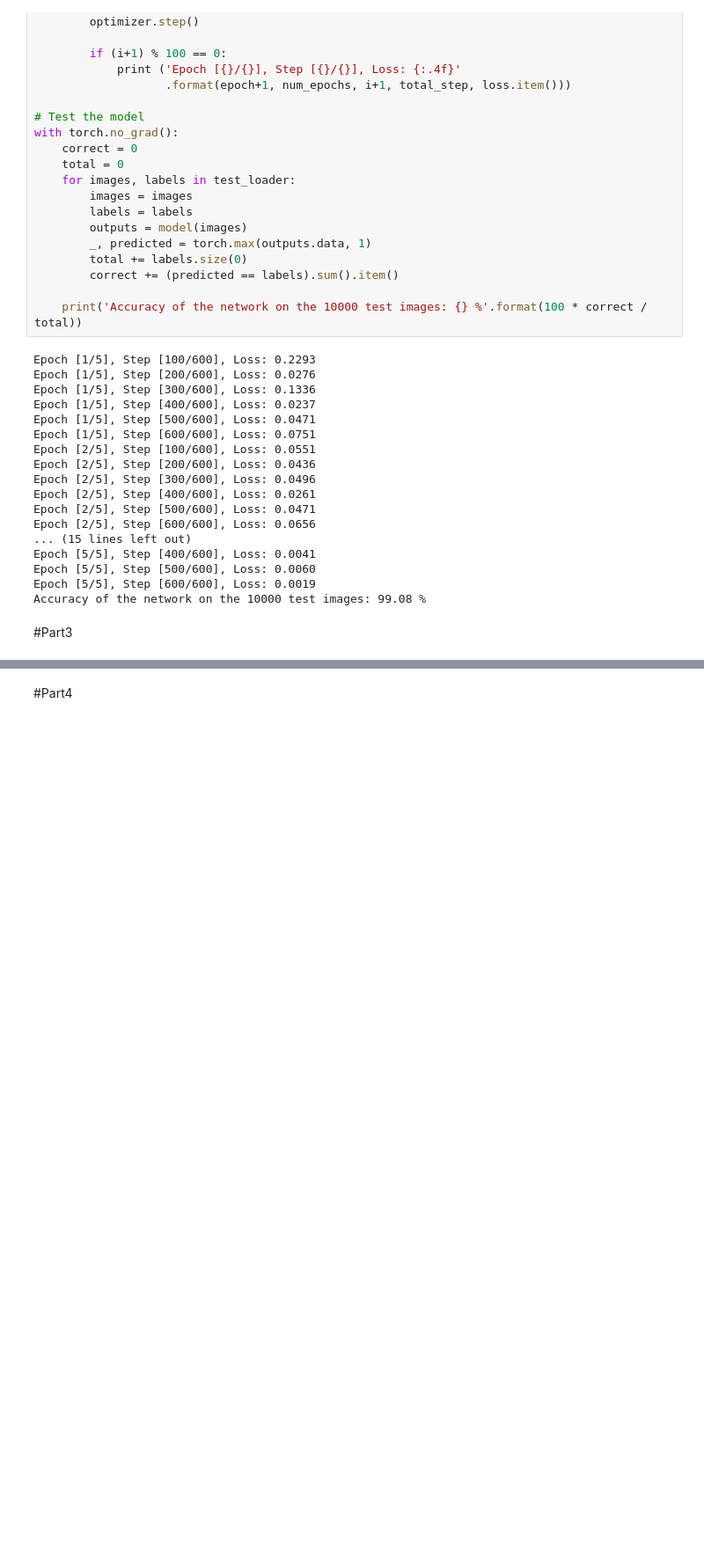
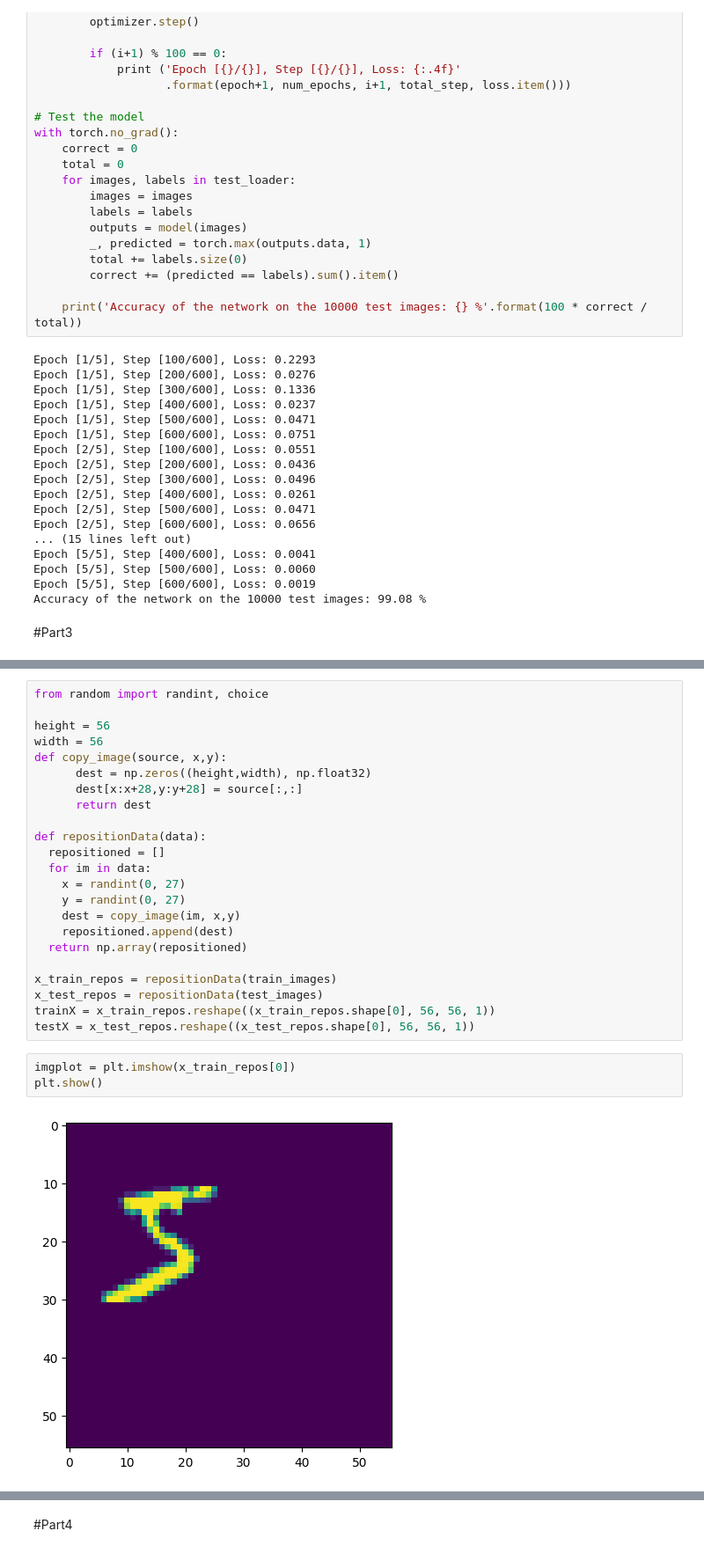
Before and after one commit to saikiranpennam/Neural-Networks, a Jupyter notebook: Assignment3_CS510.ipynb, the cells around one changed output, grey strips where cells are left out. Shown at 88% size. Drawn from its saved outputs; the diff is of its cells as text; blank space fills up the shorter version.

```diff
--- a/Assignment3_CS510.ipynb
+++ b/Assignment3_CS510.ipynb
@@ -342,0 +242,28 @@ CNN Model accuracy: 4.62%
+# %%
+from random import randint, choice
+
+height = 56
+width = 56
+def copy_image(source, x,y):
+      dest = np.zeros((height,width), np.float32)
+      dest[x:x+28,y:y+28] = source[:,:]
+      return dest
+
+def repositionData(data):
+  repositioned = []
+  for im in data:
+    x = randint(0, 27)
+    y = randint(0, 27)
+    dest = copy_image(im, x,y)
+    repositioned.append(dest)
+  return np.array(repositioned)
+
+x_train_repos = repositionData(train_images)
+x_test_repos = repositionData(test_images)
+trainX = x_train_repos.reshape((x_train_repos.shape[0], 56, 56, 1))
+testX = x_test_repos.reshape((x_test_repos.shape[0], 56, 56, 1))
+# %%
+imgplot = plt.imshow(x_train_repos[0])
+plt.show()
+# %% [output]
+[figure, added]
```
Also changed, not shown: parts of 34 cells of this notebook.
